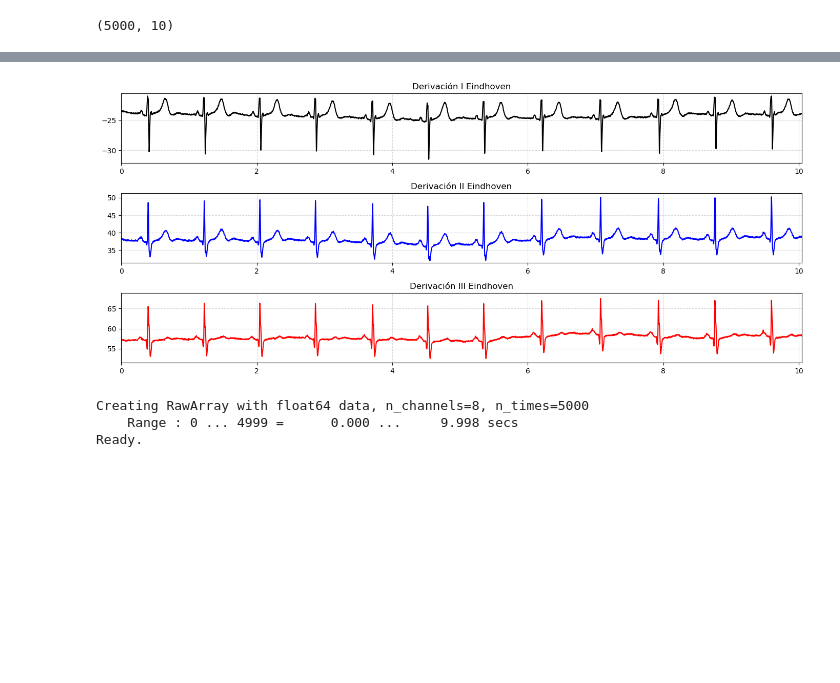
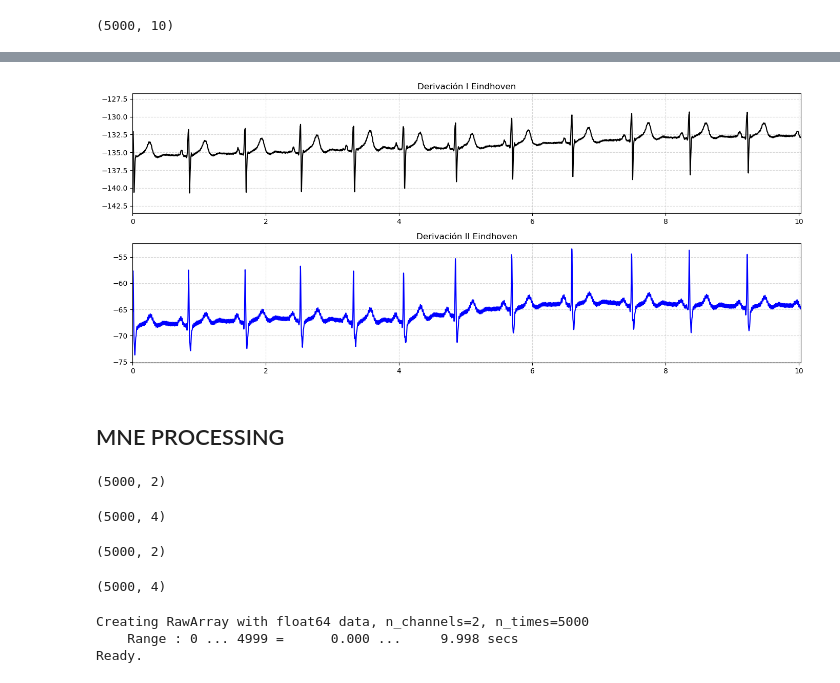
Before and after one commit to EloySerrudo/EEG_Project, a Jupyter notebook: bin/EDA.ipynb, the cells around one changed output, grey strips where cells are left out. Drawn from its saved outputs; the diff is of its cells as text; code cells hidden in the pictures; blank space fills up the shorter version.

```diff
--- a/bin/EDA.ipynb
+++ b/bin/EDA.ipynb
@@ -122,23 +125,25 @@ else:
 # %%
-fig, (ax1, ax2, ax3) = plt.subplots(nrows=3, ncols=1, num=0, figsize=(14, 6), tight_layout=True)
+fig, (ax1, ax2) = plt.subplots(nrows=2, ncols=1, num=0, figsize=(14, 6), tight_layout=True)
 ax1.plot(t, x1, lw=1.5, color='k')
 ax1.set_ylim([x1.min() - abs(x1.min() * 0.02), x1.max() +  abs(x1.max() * 0.02)])
 ax1.set_xlim([t.min(), t.max()])
 ax1.set_title("Derivación I Eindhoven")#"Original Signal")
 ax1.margins(0, .1)
 ax1.grid(alpha=.5, ls='--')
 
 ax2.plot(t, x2, lw=1.5, color='b')
 ax2.set_ylim([x2.min() - abs(x2.min() * 0.02), x2.max() +  abs(x2.max() * 0.02)])
 #ax2.set_ylim([-5.2, 5.2])
 ax2.set_xlim([t.min(), t.max()])
 ax2.set_title("Derivación II Eindhoven")#"Band-Pass IIR Filter (1-35 Hz)")
 ax2.grid(alpha=.5, ls='--')
 
-ax3.plot(t, x3, lw=1.5, color='r')
-ax3.set_ylim([x3.min() - abs(x3.min() * 0.02), x3.max() +  abs(x3.max() * 0.02)])
-ax3.set_xlim([t.min(), t.max()])
-ax3.set_title("Derivación III Eindhoven")#"Band-Pass IIR Filter (1-35 Hz)")
-ax3.grid(alpha=.5, ls='--')
+# ax3.plot(t, x3, lw=1.5, color='r')
+# ax3.set_ylim([x3.min() - abs(x3.min() * 0.02), x3.max() +  abs(x3.max() * 0.02)])
+# ax3.set_xlim([t.min(), t.max()])
+# ax3.set_title("Derivación III Eindhoven")#"Band-Pass IIR Filter (1-35 Hz)")
+# ax3.grid(alpha=.5, ls='--')
 # %% [output]
-[figure, old version]
+[figure, new version]
+# %% [markdown]
+## MNE PROCESSING
@@ -145,18 +155,45 @@ ax3.grid(alpha=.5, ls='--')
+# %%
+channel_data_df = signal_1.channel_data.apply(pd.Series) * 2.4 / (2**23 - 1) # Convert to a millivolts
+channel_data_df.columns = ['channel_1', 'channel_2', 'channel_3', 'channel_4', 'channel_5', 'channel_6', 'channel_7', 'channel_8']
+columnas_a_eliminar = ['channel_3', 'channel_4', 'channel_5', 'channel_6', 'channel_7', 'channel_8']
+channel_data_df = channel_data_df.drop(columns=columnas_a_eliminar)
+channel_data_df.shape
+# %% [output]
+(5000, 2)
+# %%
+signal_1 = pd.concat([signal_1.drop('channel_data', axis=1), channel_data_df], axis=1)
+signal_1.timestamp = signal_1.timestamp.apply(lambda x: (x - signal_1.timestamp.iloc[0]) / 10 ** 6)
+signal_1.shape
+# %% [output]
+(5000, 4)
+# %%
+channel_data_df = signal_2.channel_data.apply(pd.Series) * 2.4 / (2**23 - 1) # Convert to a millivolts
+channel_data_df.columns = ['channel_1', 'channel_2', 'channel_3', 'channel_4', 'channel_5', 'channel_6', 'channel_7', 'channel_8']
+columnas_a_eliminar = ['channel_3', 'channel_4', 'channel_5', 'channel_6', 'channel_7', 'channel_8']
+channel_data_df = channel_data_df.drop(columns=columnas_a_eliminar)
+channel_data_df.shape
+# %% [output]
+(5000, 2)
+# %%
+signal_2 = pd.concat([signal_2.drop('channel_data', axis=1), channel_data_df], axis=1)
+signal_2.timestamp = signal_2.timestamp.apply(lambda x: (x - signal_2.timestamp.iloc[0]) / 10 ** 6)
+signal_2.shape
+# %% [output]
+(5000, 4)
 # %%
 fs = 500.
-info = mne.create_info(['channel_1','channel_2','channel_3','channel_4',
-                        'channel_5','channel_6','channel_7','channel_8'],
+info_1 = mne.create_info(['O2','Fp2'],
                        sfreq=fs, ch_types='eeg')
-#info.set_montage('standard_1020')
-info['description'] = 'Pruebas de EEG'
-info['device_info'] = {'type':'Frontend', 'model':'AD8232'}
-info['experimenter'] = 'Eloy'
-info['line_freq'] = 50.0
-info['subject_info'] = {'id':1,'last_name':'Yapur','first_name':'Jhoseline',
+info_1.set_montage('standard_1020')
+info_1['description'] = 'Pruebas de EEG'
+info_1['device_info'] = {'type':'Frontend', 'model':'AD1298'}
+info_1['experimenter'] = 'Eloy'
+info_1['line_freq'] = 50.0
+info_1['subject_info'] = {'id':1,'last_name':'Yapur','first_name':'Jhoseline',
                         'birthday':(2002, 5, 12),'sex':2,'hand':1}
-data = sesion.loc[:, 'channel_1':'channel_8'].values.T
-eeg_raw = mne.io.RawArray(data, info, verbose=True)
+data_1 = signal_1.loc[:, 'channel_1':'channel_2'].values.T
+eeg_raw_1 = mne.io.RawArray(data_1, info_1, verbose=True)
 # %% [output]
-Creating RawArray with float64 data, n_channels=8, n_times=5000
+Creating RawArray with float64 data, n_channels=2, n_times=5000
     Range : 0 ... 4999 =      0.000 ...     9.998 secs
 Ready.
```
Also changed, not shown: parts of 35 cells of this notebook, 6 other files.
